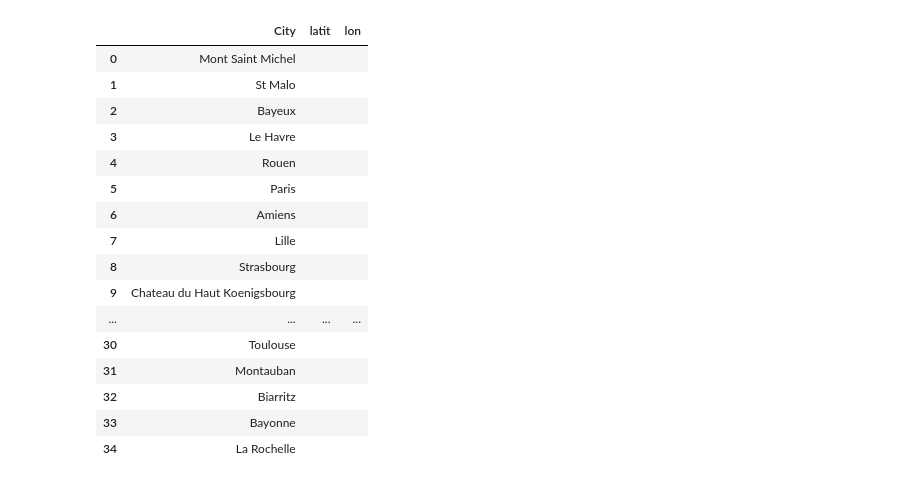
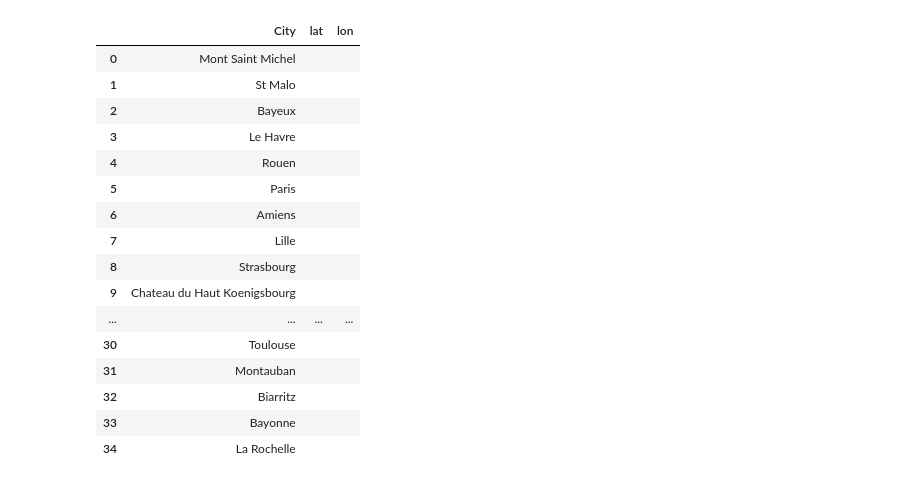
Before and after one commit to Flo-98/Bloc_1_Project_Kayak, a Jupyter notebook: kayak_project.ipynb, the cells around one changed output. Drawn from its saved outputs; the diff is of its cells as text; code cells hidden in the pictures.

```diff
--- a/kayak_project.ipynb
+++ b/kayak_project.ipynb
@@ -35,15 +39,15 @@ list_cities = ["Mont Saint Michel",
 "Bayonne",
 "La Rochelle"]
 # %%
-import pandas as pd
+
 
 df_cities = pd.DataFrame(data= list_cities, index = None, columns = ['City'])
-df_cities['latit'] = ''
+df_cities['lat'] = ''
 df_cities['lon'] = ''
 df_cities.head()
 display(df_cities)
 # %% [output]
-|  | City | latit | lon |
+|  | City | lat | lon |
 | 0 | Mont Saint Michel |  |  |
 | 1 | St Malo |  |  |
 | 2 | Bayeux |  |  |
```
Also changed, not shown: parts of 22 cells of this notebook, 1 other file.
